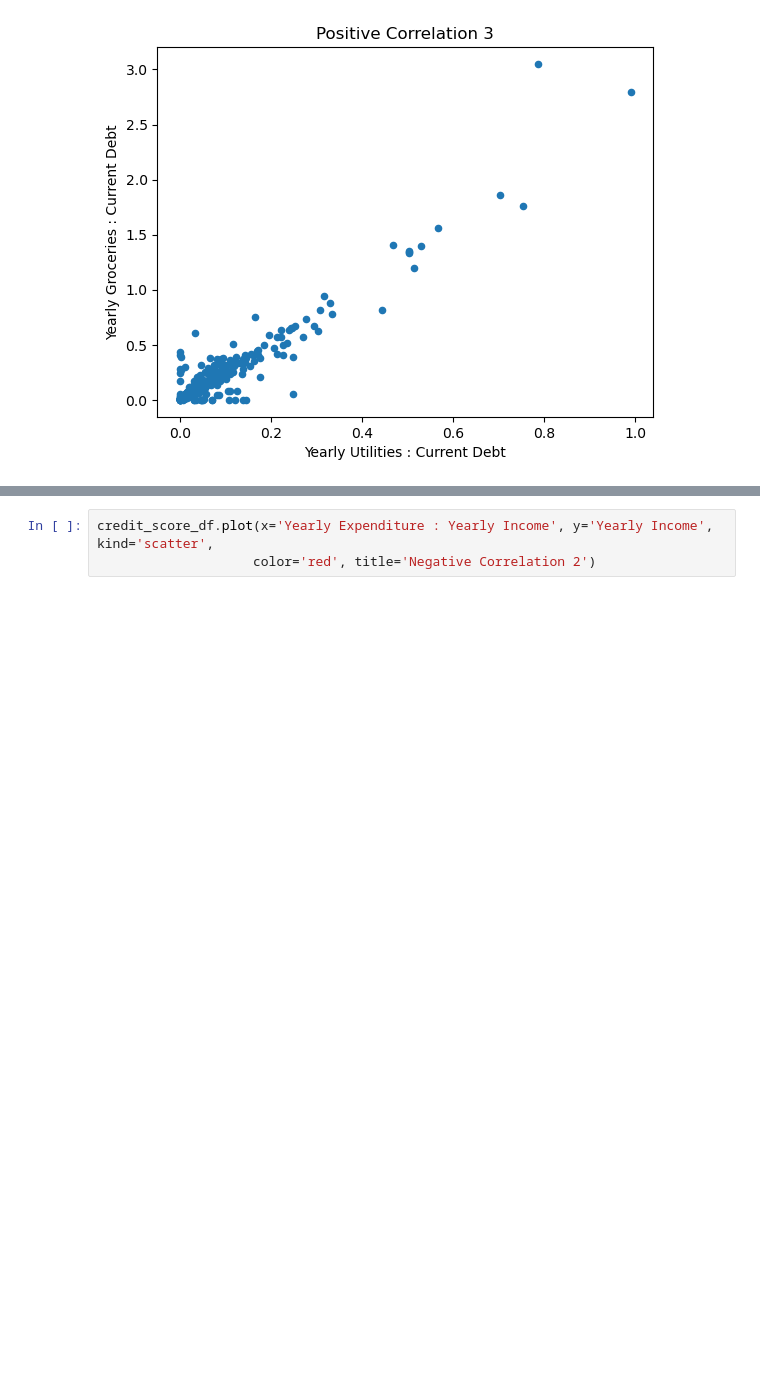
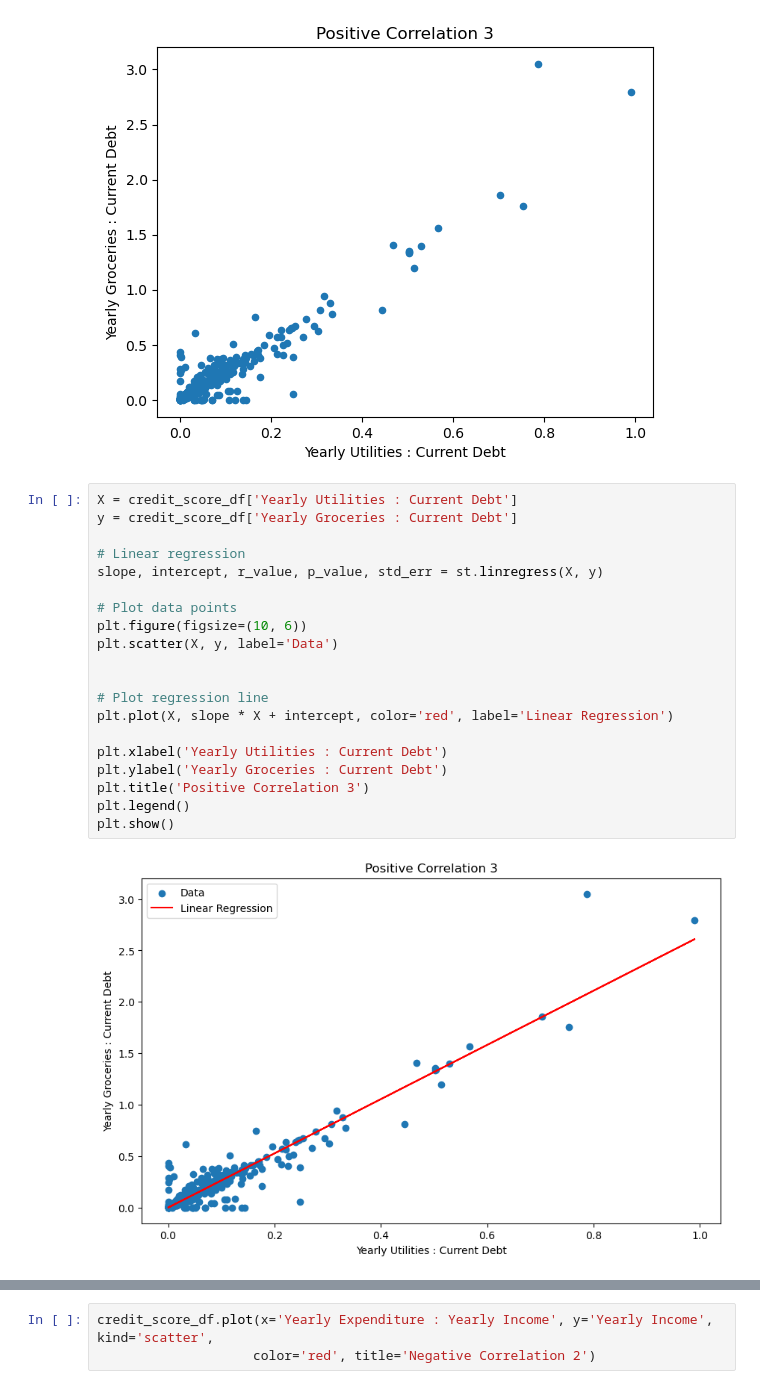
Before and after one commit to duffind/Project_1_Credit_Safari, a Jupyter notebook: Consumer Credit Analysis-main.ipynb, the cells around one changed output, grey strips where cells are left out. Cells and saved outputs as stored; diff of their text form; blank space fills up the shorter version.

```diff
--- a/Consumer Credit Analysis-main.ipynb
+++ b/Consumer Credit Analysis-main.ipynb
@@ -286,3 +327,25 @@ credit_score_df.plot(x='Yearly Utilities : Current Debt', y='Yearly Groceries :
 # %% [output]
 <Axes: title={'center': 'Positive Correlation 3'}, xlabel='Yearly Utilities : Current Debt', ylabel='Yearly Groceries : Current Debt'>
 [figure]
+# %%
+X = credit_score_df['Yearly Utilities : Current Debt']
+y = credit_score_df['Yearly Groceries : Current Debt']
+
+# Linear regression
+slope, intercept, r_value, p_value, std_err = st.linregress(X, y)
+
+# Plot data points
+plt.figure(figsize=(10, 6))
+plt.scatter(X, y, label='Data')
+
+
+# Plot regression line
+plt.plot(X, slope * X + intercept, color='red', label='Linear Regression')
+
+plt.xlabel('Yearly Utilities : Current Debt')
+plt.ylabel('Yearly Groceries : Current Debt')
+plt.title('Positive Correlation 3')
+plt.legend()
+plt.show()
+# %% [output]
+[figure, added]
```
Also changed, not shown: parts of 62 cells of this notebook.
